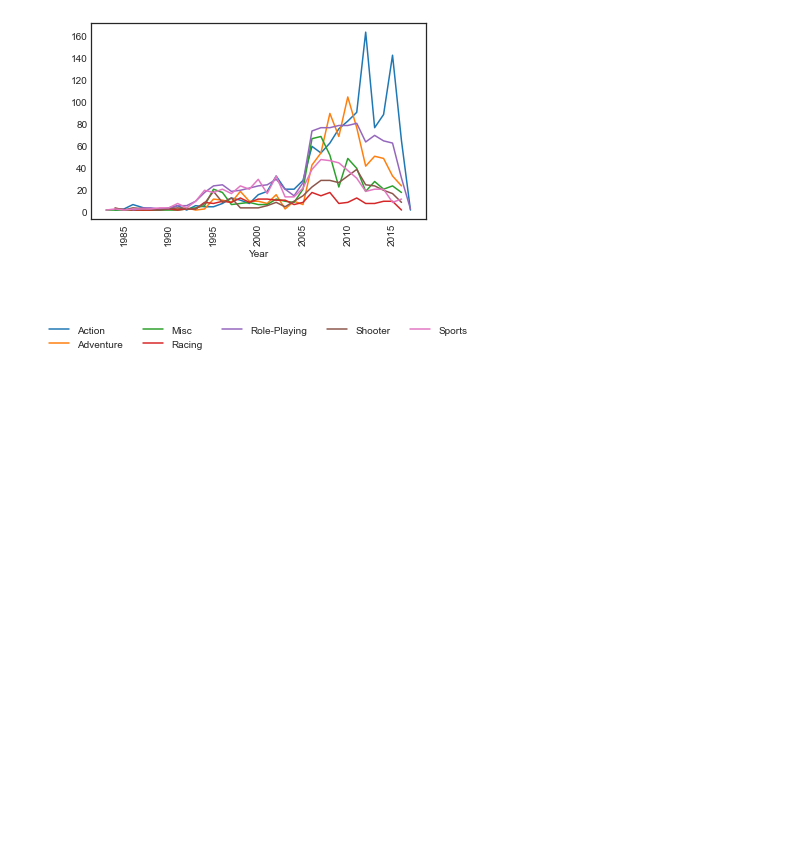
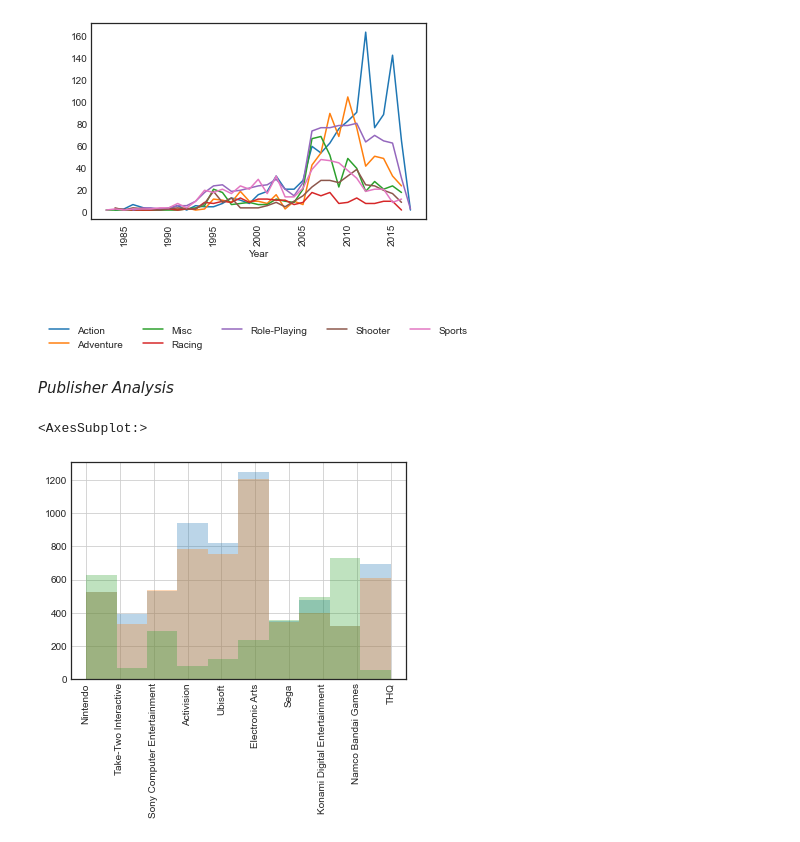
Before and after one commit to chiaracapuano/vgsales, a Jupyter notebook: Capuano_Chiara_vgsales.ipynb, the cells around one changed output. Drawn from its saved outputs; the diff is of its cells as text; code cells hidden in the pictures; blank space fills up the shorter version.

```diff
--- a/Capuano_Chiara_vgsales.ipynb
+++ b/Capuano_Chiara_vgsales.ipynb
@@ -169,3 +169,27 @@ JP = df_transform(vgsales_JP, 'Genre', 'Year')
 plot_trends(JP, 'Genre', 'Year', lst = lst_genre)
 # %% [output]
 [figure]
+# %% [markdown]
+*Publisher Analysis*
+# %%
+lst_publisher = ['Electronic Arts',
+'Activision',
+'Namco Bandai Games',
+'Ubisoft',
+'Konami Digital Entertainment',
+'THQ',
+'Nintendo',
+'Sony Computer Entertainment',
+'Sega',
+'Take-Two Interactive']
+# %%
+NA_publ = vgsales_NA[vgsales_NA['Publisher'].isin(lst_publisher)]
+EU_publ = vgsales_EU[vgsales_EU['Publisher'].isin(lst_publisher)]
+JP_publ = vgsales_JP[vgsales_JP['Publisher'].isin(lst_publisher)]
+
+NA_publ['Publisher'].hist(xrot = 90, alpha = 0.3)
+EU_publ['Publisher'].hist(xrot = 90, alpha = 0.3)
+JP_publ['Publisher'].hist(xrot = 90, alpha = 0.3)
+# %% [output]
+<AxesSubplot:>
+[figure, added]
```
Also changed, not shown: parts of 3 cells of this notebook.
